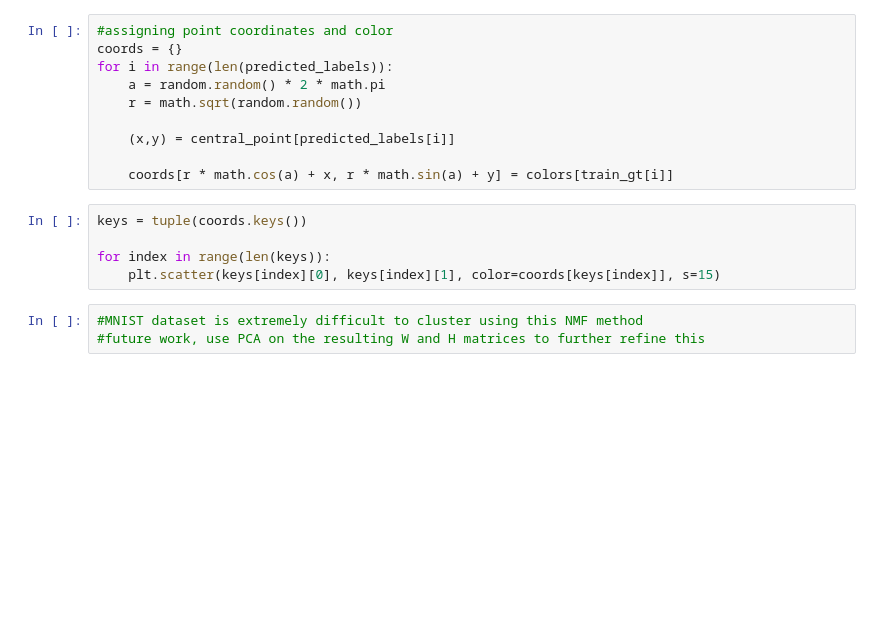
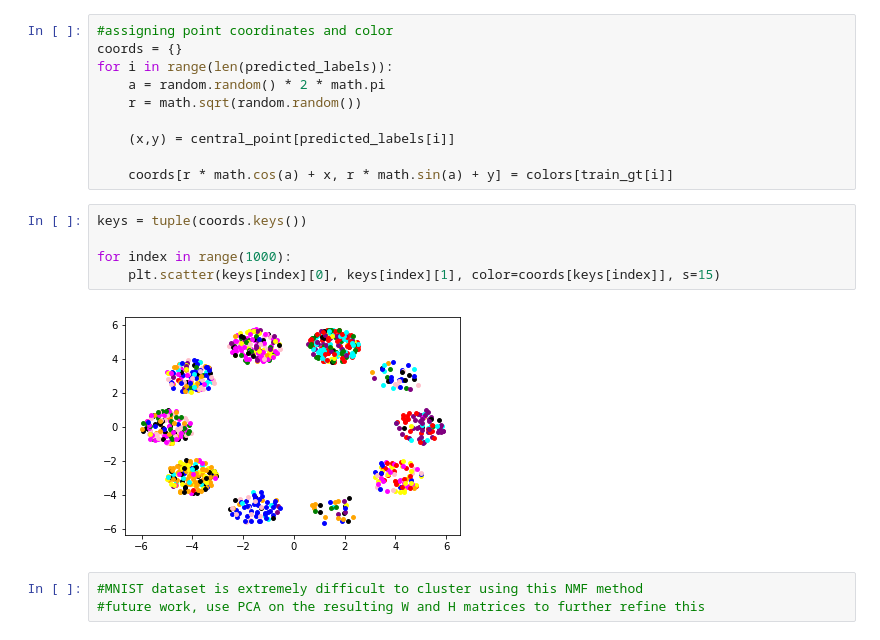
Before and after one commit to melissachen2000/cancer-gene-expression-nmf, a Jupyter notebook: mnist_dataset_work.ipynb, the cells around one changed output. Cells and saved outputs as stored; diff of their text form; blank space fills up the shorter version.

```diff
--- a/mnist_dataset_work.ipynb
+++ b/mnist_dataset_work.ipynb
@@ -88,8 +88,10 @@ for i in range(len(predicted_labels)):
 # %%
 keys = tuple(coords.keys())
 
-for index in range(len(keys)):
+for index in range(1000):
     plt.scatter(keys[index][0], keys[index][1], color=coords[keys[index]], s=15)
+# %% [output]
+[figure, added]
 # %%
 #MNIST dataset is extremely difficult to cluster using this NMF method
 #future work, use PCA on the resulting W and H matrices to further refine this
```
Also changed, not shown: parts of 1 cell of this notebook.
